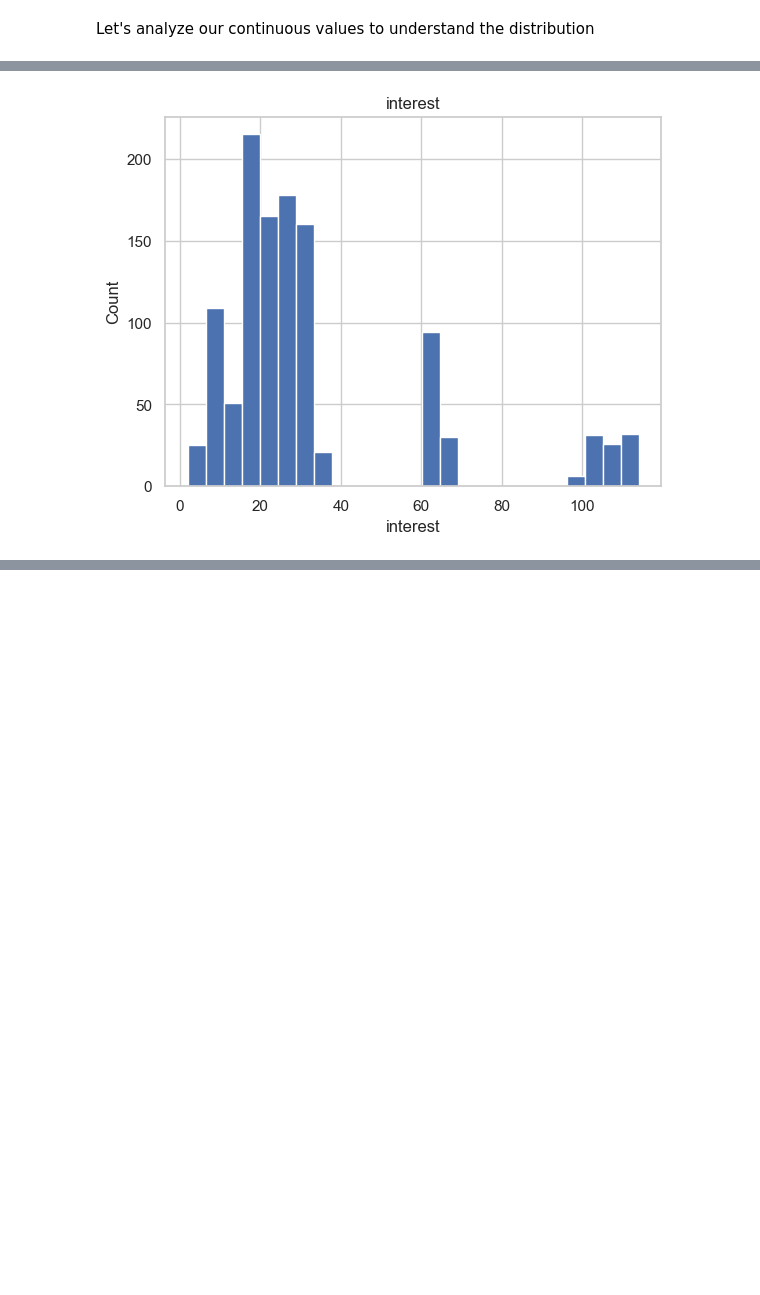
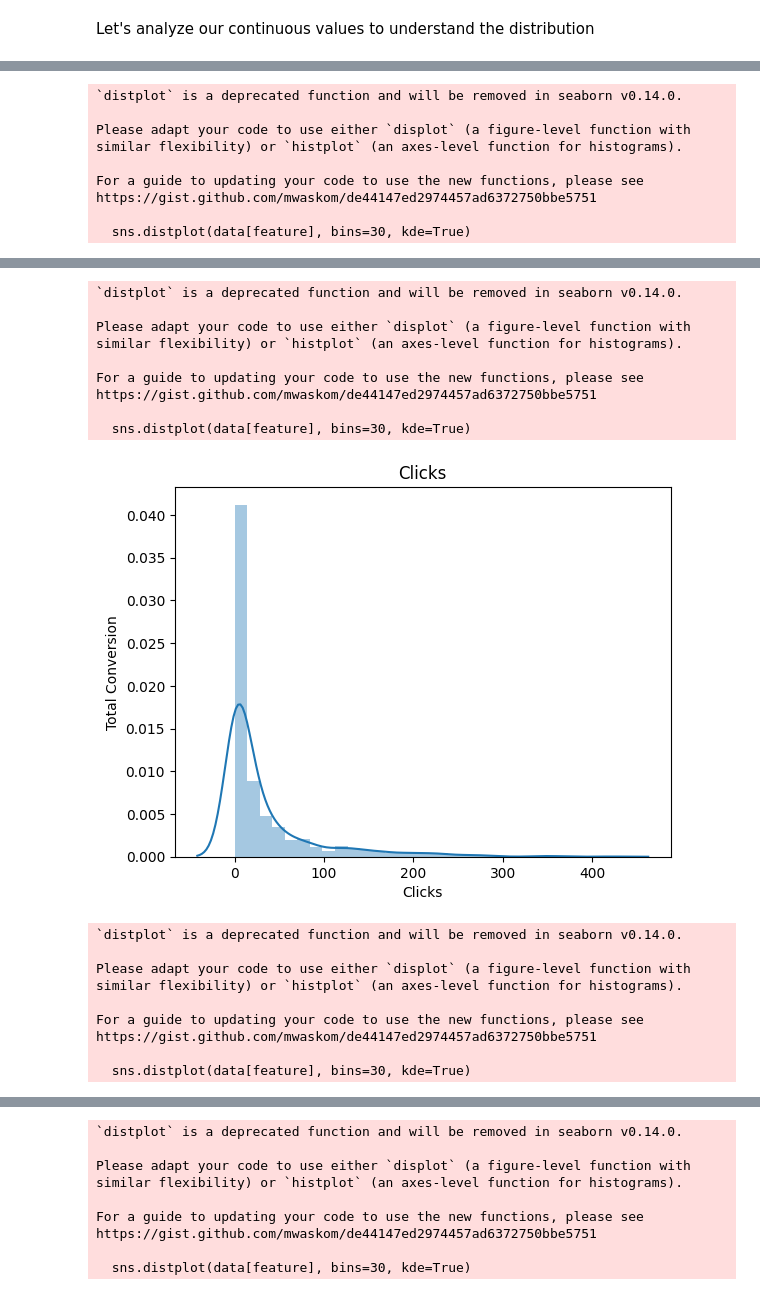
Before and after one commit to abdeloufir/marketing_camp_rev_pred, a Jupyter notebook: notebooks/data_eda.ipynb, the cells around one changed output, grey strips where cells are left out. Cells and saved outputs as stored; diff of their text form; code cells hidden in the pictures; blank space fills up the shorter version.

```diff
--- a/notebooks/data_eda.ipynb
+++ b/notebooks/data_eda.ipynb
@@ -44,7 +44,7 @@ Number of numerical features:  13
 **Discrete variables**
 # %%
 # We will check for discrete numerical variables
-discrete_features = [feature for feature in numerical_features if len(df[feature].unique()) < 25 and feature not in ['Ad_ID']]
+discrete_features = [feature for feature in numerical_features if len(df[feature].unique()) < 25 and feature not in ['Ad_ID', 'interest', 'FB_campaign_ID', 'age']]
 print('Number of discrete features: ', len(discrete_features))
 # %% [output]
 Number of discrete features:  2
@@ -85,6 +85,6 @@ We can see that campaign 1178 has the biggest total conversion median, and that
 # %% [markdown]
 **Continuous Variables**
 # %%
-continuous_features = [feature for feature in numerical_features if feature not in discrete_features and feature not in ['Ad_ID']]
+continuous_features = [feature for feature in numerical_features if feature not in discrete_features and feature not in ['Ad_ID', 'interest', 'FB_campaign_ID']]
 print('Number of continuous features: ', len(continuous_features))
 # %% [output]
@@ -93,0 +96,8 @@ Let's analyze our continuous values to understand the distribution
+# %%
+for feature in continuous_features:
+    data = df.copy()
+    sns.regplot(x=feature, y='Total_Conversion', data=data, lowess=True)
+    plt.xlabel(feature)
+    plt.ylabel('Total Conversion')
+    plt.title(feature)
+    plt.show()
@@ -93,0 +115,3 @@ Let's analyze our continuous values to understand the distribution
+# %%
+final_continuous_features = [feature for feature in continuous_features if feature not in ['Ad_ID', 'interest', 'FB_campaign_ID', 'Cpc', 'Ctr', 'Cpa', 'Conversion_Rate']]
+print('Number of continuous features: ', len(final_continuous_features))
@@ -94,9 +120,18 @@ Let's analyze our continuous values to understand the distribution
 # %%
-for feature in continuous_features:
+for feature in final_continuous_features:
     data = df.copy()
-    data[feature].hist(bins=25)
+    sns.distplot(data[feature], bins=30, kde=True)
     plt.xlabel(feature)
-    plt.ylabel('Count')
+    plt.ylabel('Total Conversion')
     plt.title(feature)
     plt.show()
 # %% [output]
+`distplot` is a deprecated function and will be removed in seaborn v0.14.0.
+
+Please adapt your code to use either `displot` (a figure-level function with
+similar flexibility) or `histplot` (an axes-level function for histograms).
+
+For a guide to updating your code to use the new functions, please see
+https://gist.github.com/mwaskom/de44147ed2974457ad6372750bbe5751
+
+  sns.distplot(data[feature], bins=30, kde=True)
@@ -104 +139,19 @@ for feature in continuous_features:
+`distplot` is a deprecated function and will be removed in seaborn v0.14.0.
+
+Please adapt your code to use either `displot` (a figure-level function with
+similar flexibility) or `histplot` (an axes-level function for histograms).
+
+For a guide to updating your code to use the new functions, please see
+https://gist.github.com/mwaskom/de44147ed2974457ad6372750bbe5751
+
+  sns.distplot(data[feature], bins=30, kde=True)
-[figure, old version]
+[figure, new version]
+`distplot` is a deprecated function and will be removed in seaborn v0.14.0.
+
+Please adapt your code to use either `displot` (a figure-level function with
+similar flexibility) or `histplot` (an axes-level function for histograms).
+
+For a guide to updating your code to use the new functions, please see
+https://gist.github.com/mwaskom/de44147ed2974457ad6372750bbe5751
+
+  sns.distplot(data[feature], bins=30, kde=True)
@@ -105,0 +159,9 @@ for feature in continuous_features:
+`distplot` is a deprecated function and will be removed in seaborn v0.14.0.
+
+Please adapt your code to use either `displot` (a figure-level function with
+similar flexibility) or `histplot` (an axes-level function for histograms).
+
+For a guide to updating your code to use the new functions, please see
+https://gist.github.com/mwaskom/de44147ed2974457ad6372750bbe5751
+
+  sns.distplot(data[feature], bins=30, kde=True)
```
Also changed, not shown: parts of 21 cells of this notebook.
